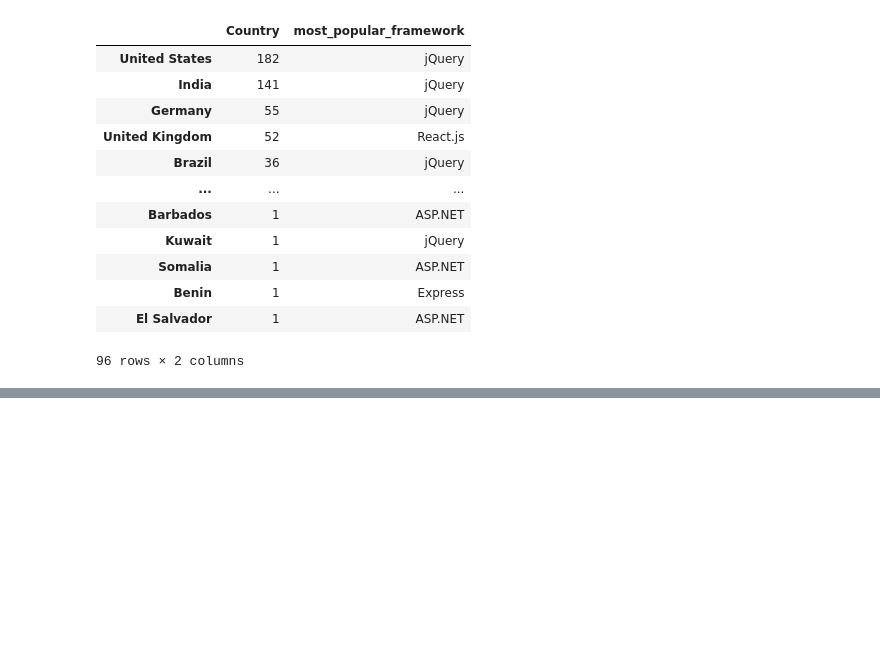
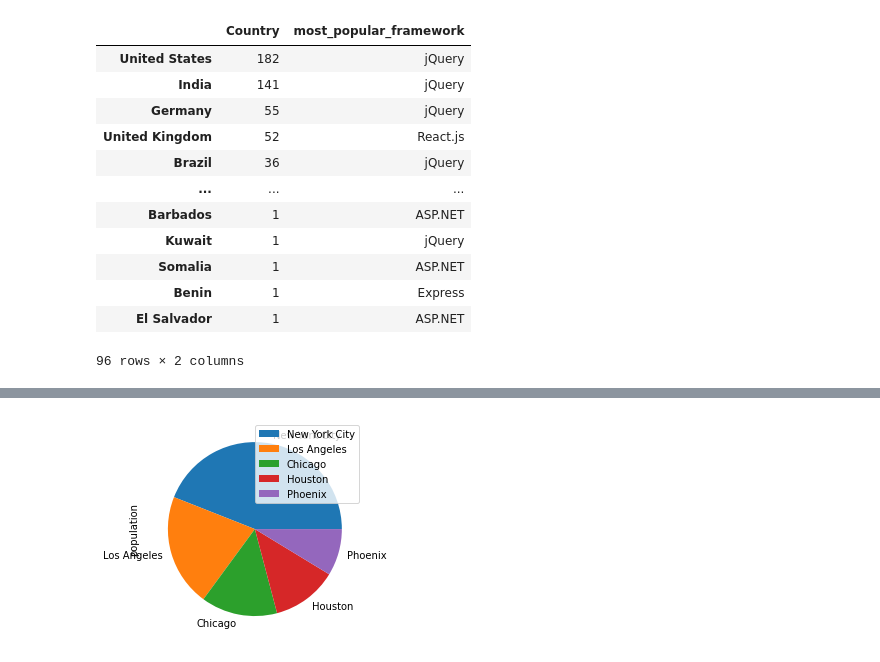
Before and after one commit to YJCheng1210/Matplotlib_Numpy_Pandas, a Jupyter notebook: Pandas_Lab2 - Data Analysis, Filtering, Groupby, Joining.ipynb, the cells around one changed output, grey strips where cells are left out. Saved outputs shown, nothing was run; the diff lists cells and outputs as text; code cells hidden in the pictures; blank space fills up the shorter version.

```diff
--- a/Pandas_Lab2 - Data Analysis, Filtering, Groupby, Joining.ipynb
+++ b/Pandas_Lab2 - Data Analysis, Filtering, Groupby, Joining.ipynb
@@ -2574,0 +2971,4 @@ final_df
+# %%
+usa_city_population = \
+    pd.DataFrame({'population': [8398748, 3990456, 2705994, 2325502, 1660272],},
+                 index=['New York City', 'Los Angeles', 'Chicago', 'Houston', 'Phoenix'])
@@ -2574,0 +2984,4 @@ final_df
+# %%
+axs = usa_city_population.plot.pie(y='population')
+# %% [output]
+[figure, added]
```
Also changed, not shown: parts of 83 cells of this notebook.
